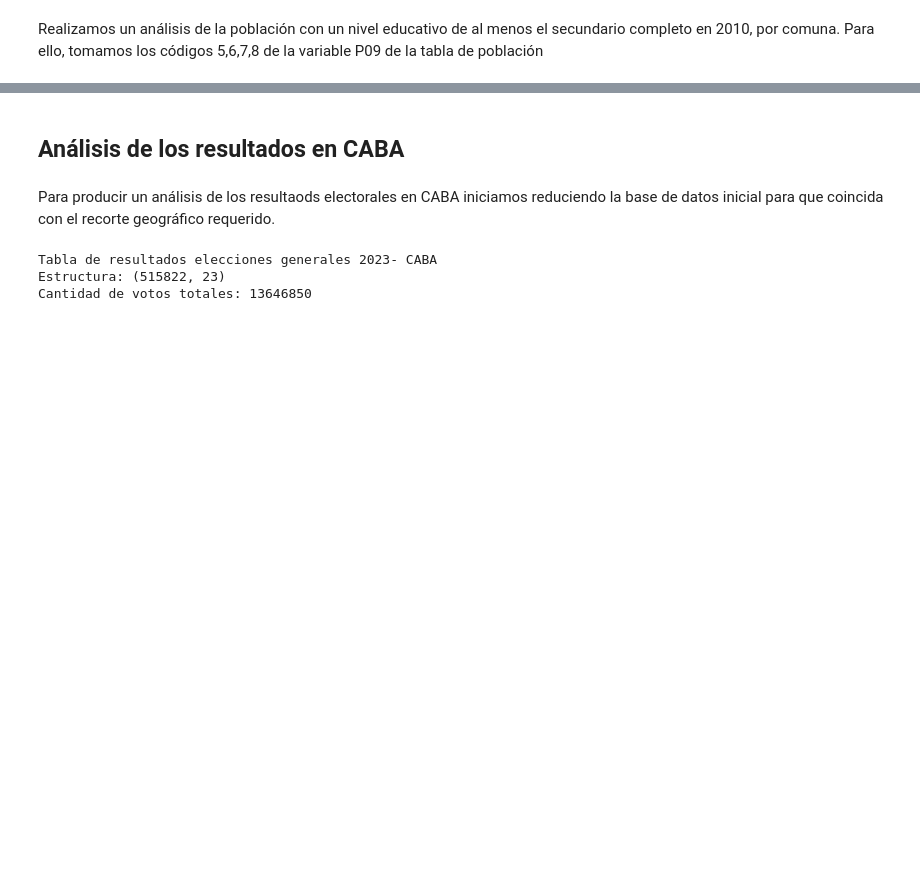
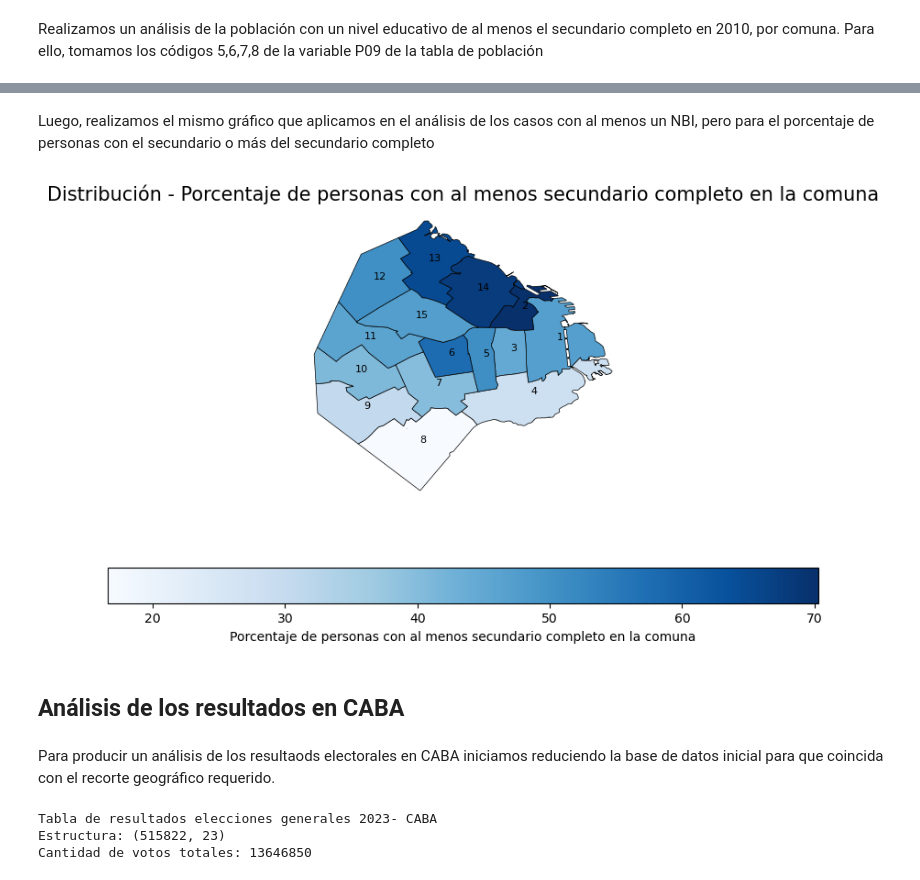
Before and after one commit to nicolasfaccini/Analisis-Elecciones-Generales-2023-Python, a Jupyter notebook: Informe.ipynb, the cells around one changed output, grey strips where cells are left out. Cells and saved outputs as stored; diff of their text form; code cells hidden in the pictures; blank space fills up the shorter version.

```diff
--- a/Informe.ipynb
+++ b/Informe.ipynb
@@ -294,3 +342,44 @@ CANT_personas_ES
+# %% [markdown]
+Luego, realizamos el mismo gráfico que aplicamos en el análisis de los casos con al menos un NBI, pero para el porcentaje de personas con el secundario o más del secundario completo
+# %%
+# Crear GeoDataFrame con geometría y datos de censo
+gdf2 = gpd.GeoDataFrame(df_caba, geometry=gpd.GeoSeries.from_wkt(df_caba['WKT']))
+gdf2['COMUNA'] = gdf2['COMUNA'].astype(int)
+CANT_personas_ES['LOCAL'] = CANT_personas_ES['LOCAL'].astype(int)
+gdf2 = gdf2.join(CANT_personas_ES.set_index('LOCAL'), on='COMUNA', how='left')
+
+# Convertir la columna a valores numéricos, redondear y convertir a float
+gdf2['P_segun_poblacion_de_comuna'] = gdf2['P_segun_poblacion_de_comuna'].round(1).astype(float)
+
+# Dissolver por COMUNA y calcular el promedio de "% según población de comuna"
+gdf2_dissolved = gdf2.dissolve(by='COMUNA', aggfunc='mean')
+
+# Crear el gráfico
+fig, ax = plt.subplots(1, 1, figsize=(10, 6))
+
+# Cambiar colores y agregar etiquetas
+gdf2_dissolved.plot(column='P_segun_poblacion_de_comuna', ax=ax, legend=True,
+                   legend_kwds={'label': "Porcentaje de personas con al menos secundario completo en la comuna",
+                                'orientation': "horizontal"}, cmap='Blues',
+                   vmin=gdf2['P_segun_poblacion_de_comuna'].min(), vmax=gdf2['P_segun_poblacion_de_comuna'].max(),
+                   edgecolor='black', linewidth=0.5)
+
+# Agregar etiquetas a las comunas
+for x, y, label in zip(gdf2_dissolved.geometry.centroid.x, gdf2_dissolved.geometry.centroid.y, gdf2_dissolved.index):
+    ax.annotate(label, xy=(x, y), xytext=(3, 3), textcoords="offset points", fontsize=8, ha='center', va='center', color='black')
+
+
+# Añadir título y etiquetas
+ax.set_title('Distribución - Porcentaje de personas con al menos secundario completo en la comuna', fontdict={'fontsize': '15', 'fontweight': '3'})
+ax.set_xlabel(None)
+ax.set_ylabel(None)
+ax.set_xticks([])
+ax.set_yticks([])
+ax.set_frame_on(False)
+
+plt.show()
+# %% [output]
+[figure, added]
 # %% [markdown]
 ## Análisis de los resultados en CABA
 # %% [markdown]
```
Also changed, not shown: parts of 8 cells of this notebook, 1 other file.
